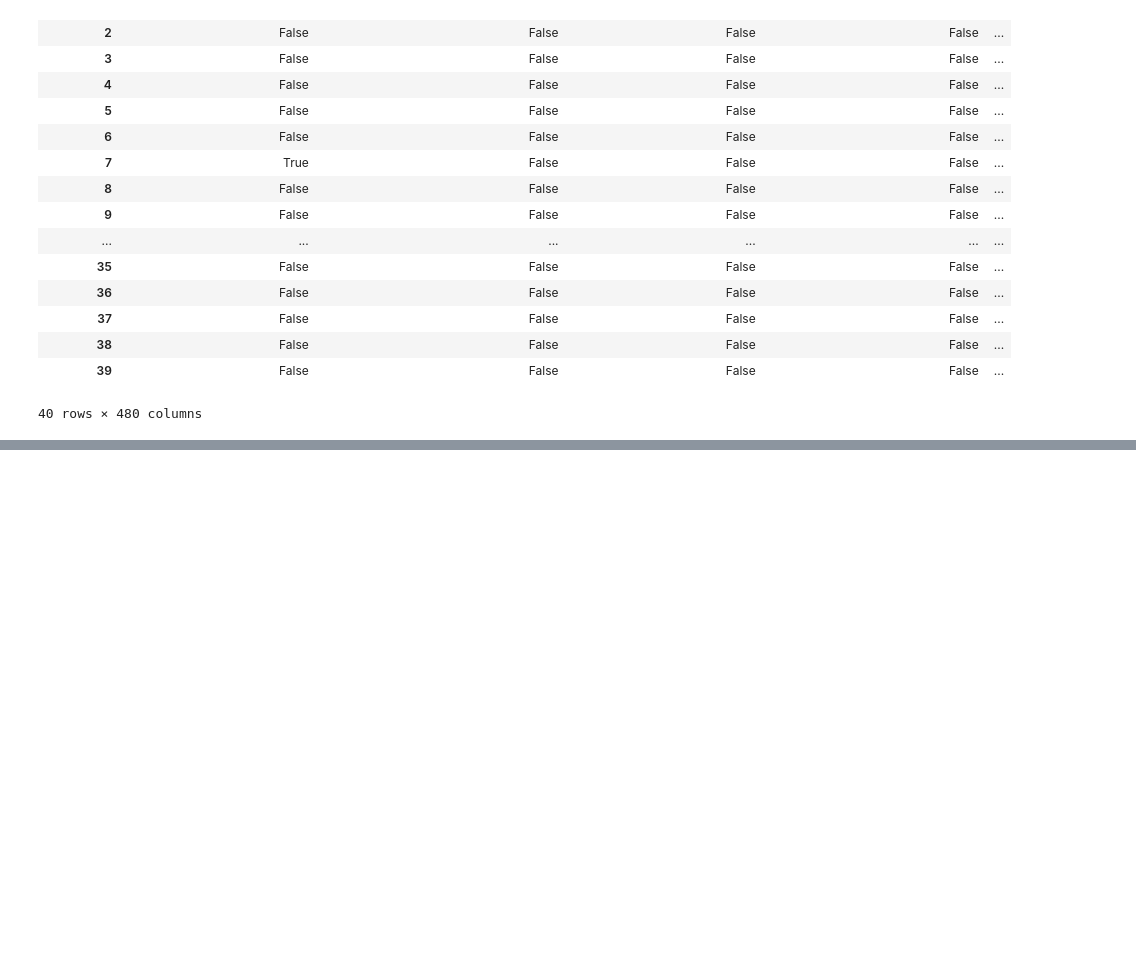
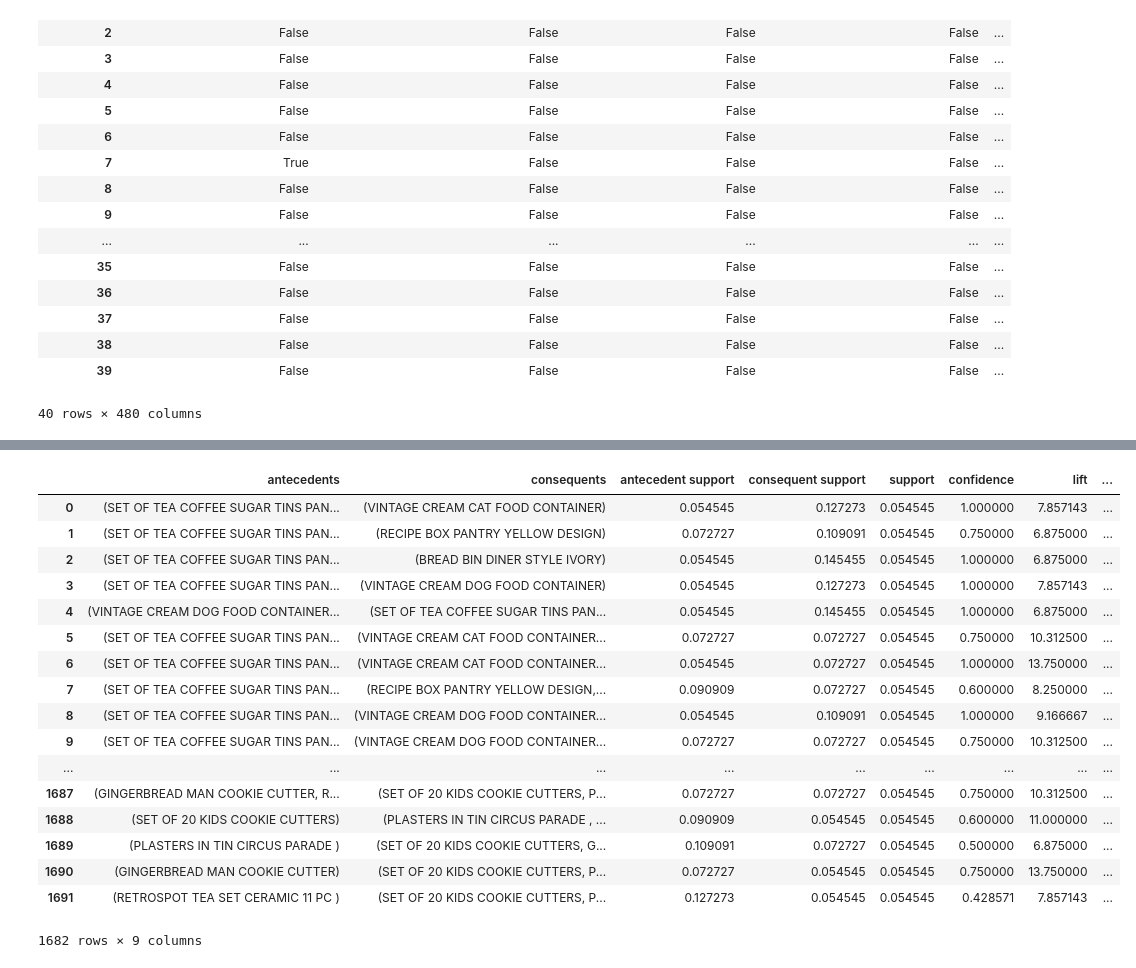
Before and after one commit to BrunoICardoso/DataScience, a Jupyter notebook: machine-learning-1/Trabalho 3 - Regras de Associação.ipynb, the cells around one changed output, grey strips where cells are left out. Saved outputs shown, nothing was run; the diff lists cells and outputs as text; code cells hidden in the pictures; blank space fills up the shorter version.

```diff
--- a/machine-learning-1/Trabalho 3 - Regras de Associação.ipynb
+++ b/machine-learning-1/Trabalho 3 - Regras de Associação.ipynb
@@ -262,3 +259,22 @@ rules.sort_values('lift', ascending= False).head(10)
 # %%
 #selecionando regras com lift maior que 2, confianca maior que 0.6 e suporte maior que 0.2
-rules[(rules['lift'] >= 2) & (rules['confidence'] >= 0.01) & (rules['support'] >= 0.01 )]
+rules[(rules['lift'] >= 2) & (rules['confidence'] >= 0.06) & (rules['support'] >= 0.02 )]
+# %% [output]
+|  | antecedents | consequents | antecedent support | consequent support | support | confidence | lift | ... |
+| 0 | (SET OF TEA COFFEE SUGAR TINS PAN... | (VINTAGE CREAM CAT FOOD CONTAINER) | 0.054545 | 0.127273 | 0.054545 | 1.000000 | 7.857143 | ... |
+| 1 | (SET OF TEA COFFEE SUGAR TINS PAN... | (RECIPE BOX PANTRY YELLOW DESIGN) | 0.072727 | 0.109091 | 0.054545 | 0.750000 | 6.875000 | ... |
+| 2 | (SET OF TEA COFFEE SUGAR TINS PAN... | (BREAD BIN DINER STYLE IVORY) | 0.054545 | 0.145455 | 0.054545 | 1.000000 | 6.875000 | ... |
+| 3 | (SET OF TEA COFFEE SUGAR TINS PAN... | (VINTAGE CREAM DOG FOOD CONTAINER) | 0.054545 | 0.127273 | 0.054545 | 1.000000 | 7.857143 | ... |
+| 4 | (VINTAGE CREAM DOG FOOD CONTAINER... | (SET OF TEA COFFEE SUGAR TINS PAN... | 0.054545 | 0.145455 | 0.054545 | 1.000000 | 6.875000 | ... |
+| 5 | (SET OF TEA COFFEE SUGAR TINS PAN... | (VINTAGE CREAM CAT FOOD CONTAINER... | 0.072727 | 0.072727 | 0.054545 | 0.750000 | 10.312500 | ... |
+| 6 | (SET OF TEA COFFEE SUGAR TINS PAN... | (VINTAGE CREAM CAT FOOD CONTAINER... | 0.054545 | 0.072727 | 0.054545 | 1.000000 | 13.750000 | ... |
+| 7 | (SET OF TEA COFFEE SUGAR TINS PAN... | (RECIPE BOX PANTRY YELLOW DESIGN,... | 0.090909 | 0.072727 | 0.054545 | 0.600000 | 8.250000 | ... |
+| 8 | (SET OF TEA COFFEE SUGAR TINS PAN... | (VINTAGE CREAM DOG FOOD CONTAINER... | 0.054545 | 0.109091 | 0.054545 | 1.000000 | 9.166667 | ... |
+| 9 | (SET OF TEA COFFEE SUGAR TINS PAN... | (VINTAGE CREAM DOG FOOD CONTAINER... | 0.072727 | 0.072727 | 0.054545 | 0.750000 | 10.312500 | ... |
+| ... | ... | ... | ... | ... | ... | ... | ... | ... |
+| 1687 | (GINGERBREAD MAN COOKIE CUTTER, R... | (SET OF 20 KIDS COOKIE CUTTERS, P... | 0.072727 | 0.072727 | 0.054545 | 0.750000 | 10.312500 | ... |
+| 1688 | (SET OF 20 KIDS COOKIE CUTTERS) | (PLASTERS IN TIN CIRCUS PARADE , ... | 0.090909 | 0.054545 | 0.054545 | 0.600000 | 11.000000 | ... |
+| 1689 | (PLASTERS IN TIN CIRCUS PARADE ) | (SET OF 20 KIDS COOKIE CUTTERS, G... | 0.109091 | 0.072727 | 0.054545 | 0.500000 | 6.875000 | ... |
+| 1690 | (GINGERBREAD MAN COOKIE CUTTER) | (SET OF 20 KIDS COOKIE CUTTERS, P... | 0.072727 | 0.054545 | 0.054545 | 0.750000 | 13.750000 | ... |
+| 1691 | (RETROSPOT TEA SET CERAMIC 11 PC ) | (SET OF 20 KIDS COOKIE CUTTERS, P... | 0.127273 | 0.054545 | 0.054545 | 0.428571 | 7.857143 | ... |
+1682 rows × 9 columns
```
Also changed, not shown: parts of 11 cells of this notebook, 1 other file.
